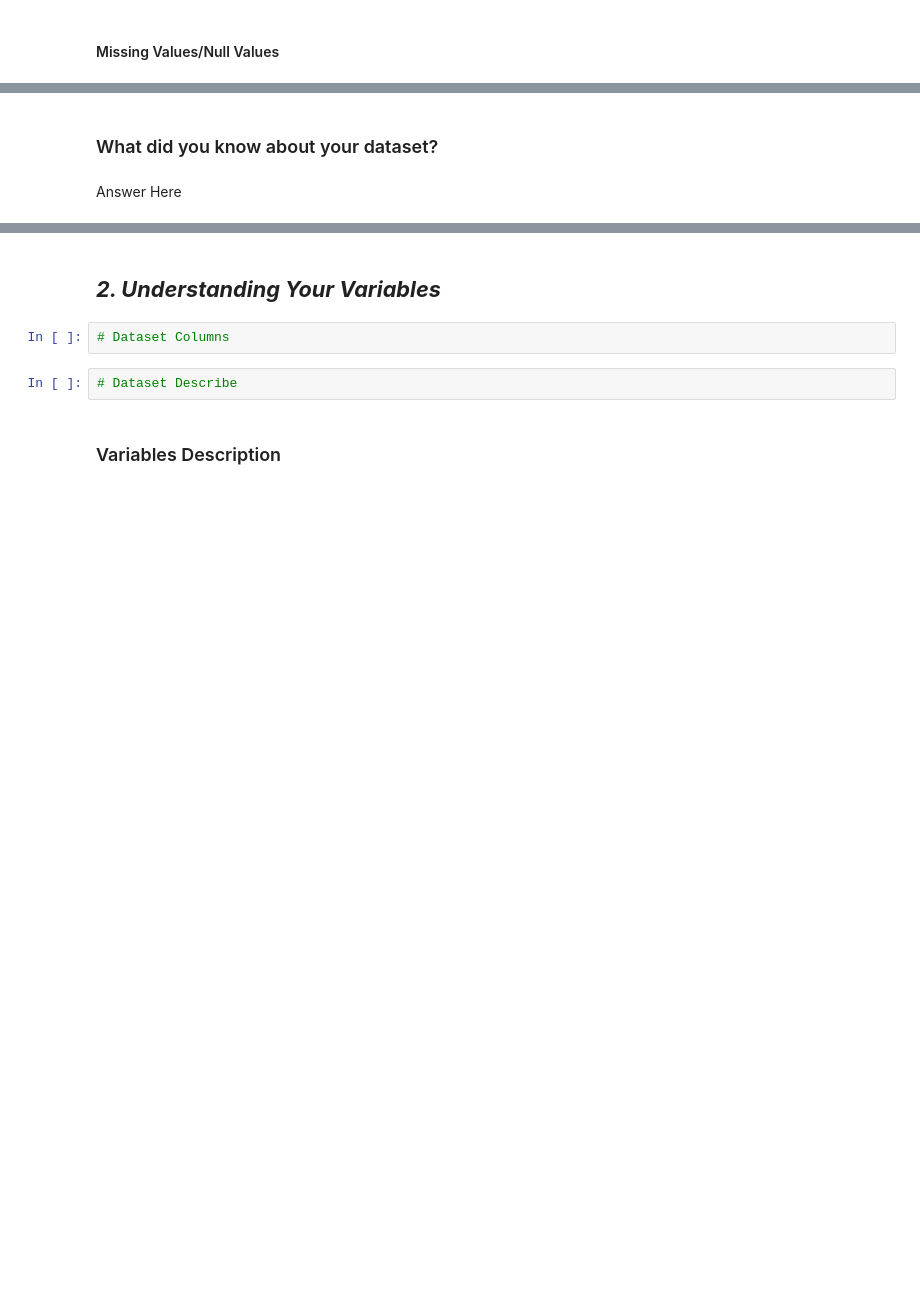
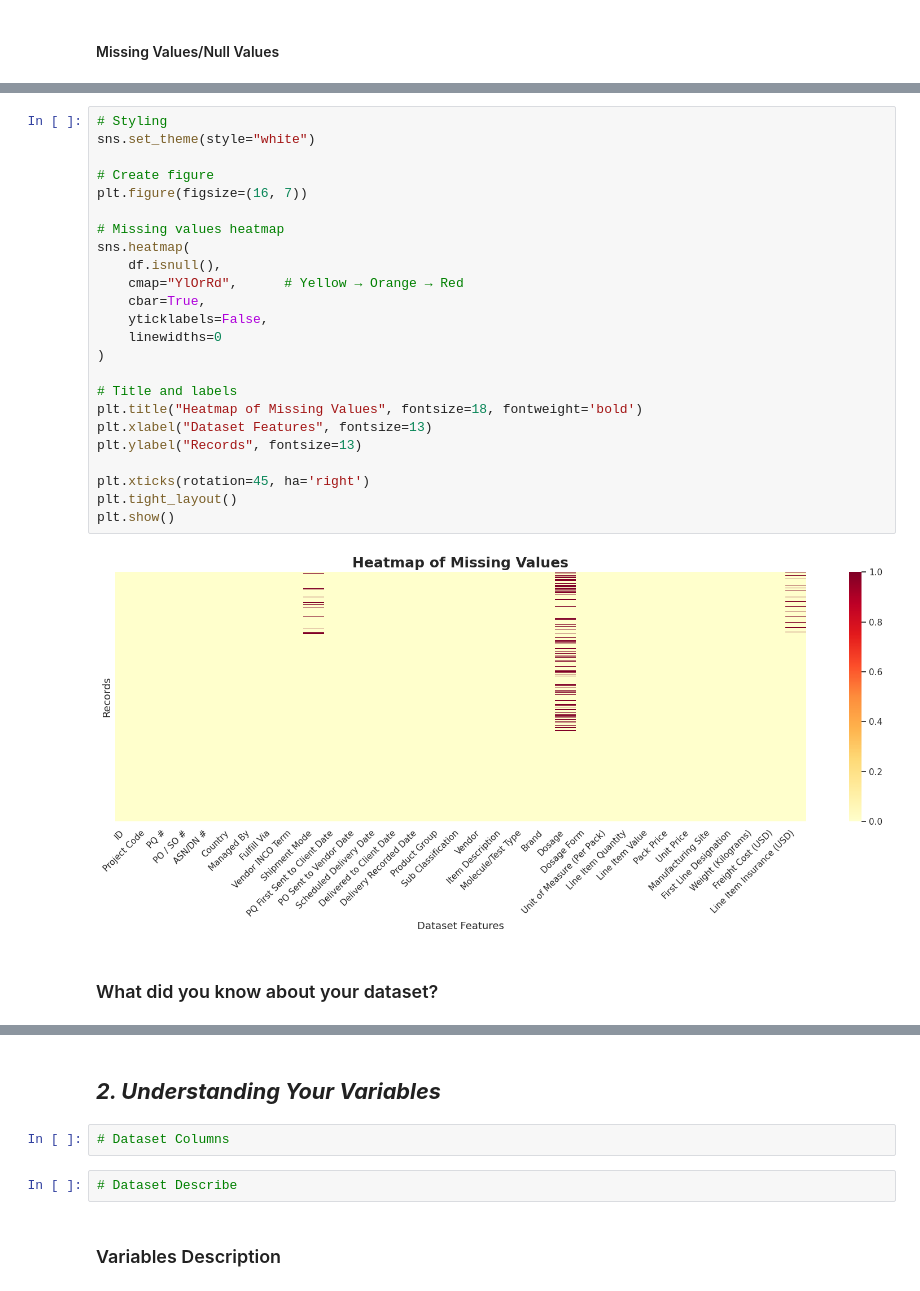
Before and after one commit to Sneha8126/Sneha-copy-of-Sample-ML-Submission-Template, a Jupyter notebook: Sneha_copy_of_Sample_ML_Submission_Template.ipynb, the cells around one changed output, grey strips where cells are left out. Saved outputs shown, nothing was run; the diff lists cells and outputs as text; blank space fills up the shorter version.

```diff
--- a/Sneha_copy_of_Sample_ML_Submission_Template.ipynb
+++ b/Sneha_copy_of_Sample_ML_Submission_Template.ipynb
@@ -132,4 +201,28 @@ df.head()
+# %%
+# Styling
+sns.set_theme(style="white")
+
+# Create figure
+plt.figure(figsize=(16, 7))
+
+# Missing values heatmap
+sns.heatmap(
+    df.isnull(),
+    cmap="YlOrRd",      # Yellow → Orange → Red
+    cbar=True,
+    yticklabels=False,
+    linewidths=0
+)
+
+# Title and labels
+plt.title("Heatmap of Missing Values", fontsize=18, fontweight='bold')
+plt.xlabel("Dataset Features", fontsize=13)
+plt.ylabel("Records", fontsize=13)
+
+plt.xticks(rotation=45, ha='right')
+plt.tight_layout()
+plt.show()
+# %% [output]
+[figure, added]
 # %% [markdown]
 ### What did you know about your dataset?
-# %% [markdown]
-Answer Here
```
Also changed, not shown: parts of 11 cells of this notebook.
